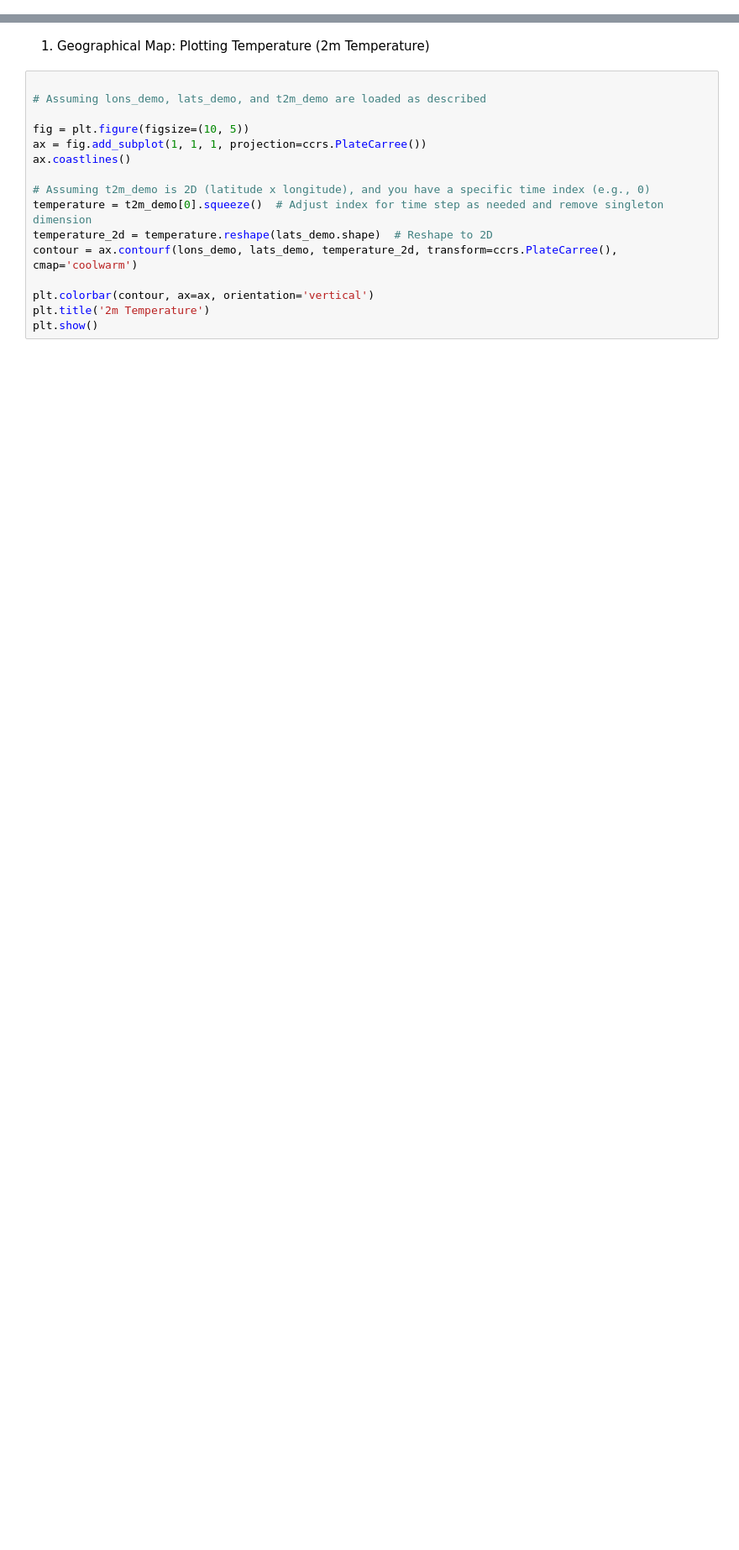
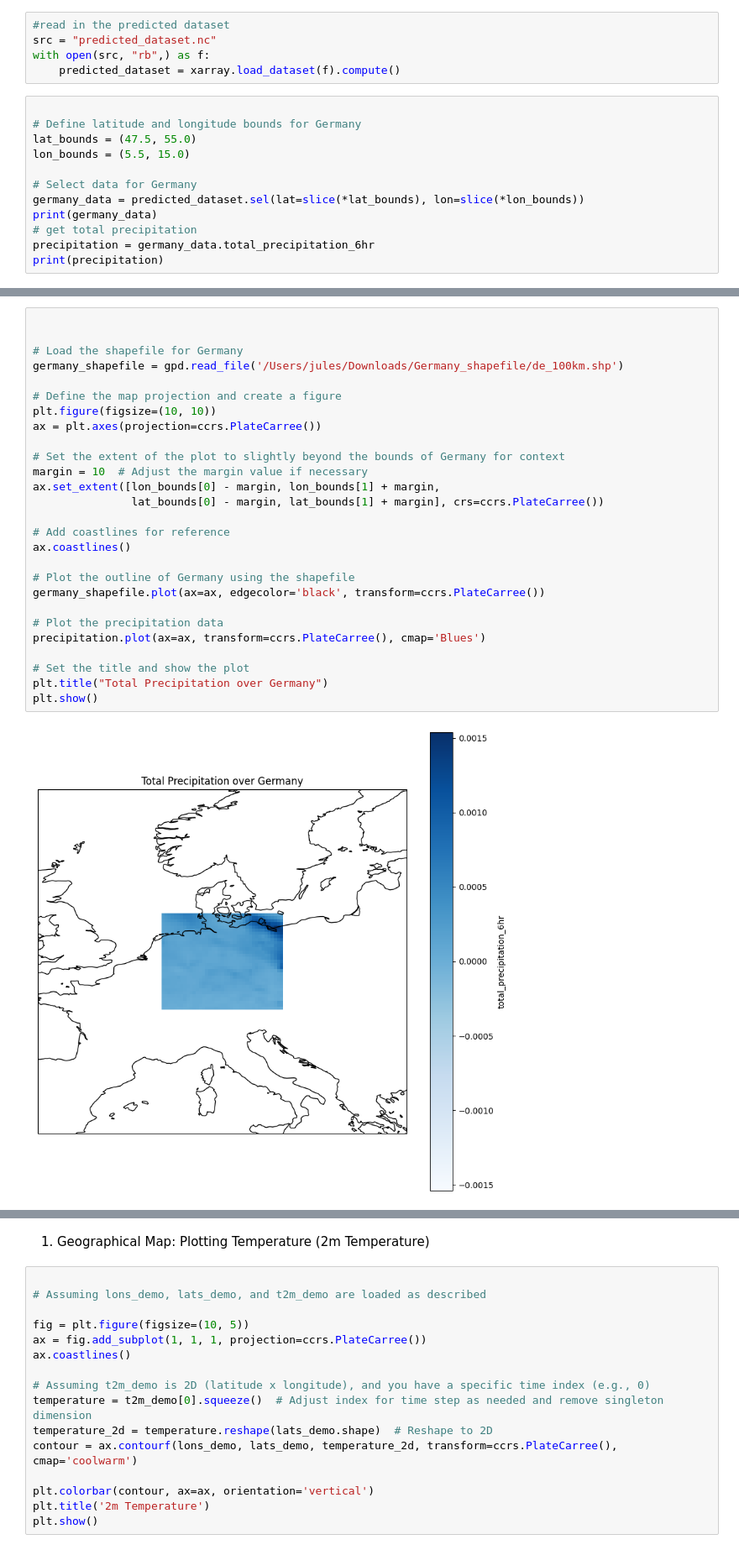
Before and after one commit to julanteria/starkregen_graphcast, a Jupyter notebook: plot.ipynb, the cells around one changed output, grey strips where cells are left out. Shown at 84% size. Saved outputs shown, nothing was run; the diff lists cells and outputs as text; blank space fills up the shorter version.

Commit message:
German map plotting of regen

```diff
--- a/plot.ipynb
+++ b/plot.ipynb
@@ -5,0 +11,17 @@ import netCDF4 as nc
+# %%
+#read in the predicted dataset
+src = "predicted_dataset.nc"
+with open(src, "rb",) as f:
+    predicted_dataset = xarray.load_dataset(f).compute()
+# %%
+
+# Define latitude and longitude bounds for Germany
+lat_bounds = (47.5, 55.0)
+lon_bounds = (5.5, 15.0)
+
+# Select data for Germany
+germany_data = predicted_dataset.sel(lat=slice(*lat_bounds), lon=slice(*lon_bounds))
+print(germany_data)
+# get total precipitation
+precipitation = germany_data.total_precipitation_6hr
+print(precipitation)
@@ -5,0 +57,29 @@ import netCDF4 as nc
+# %%
+
+
+# Load the shapefile for Germany
+germany_shapefile = gpd.read_file('/Users/jules/Downloads/Germany_shapefile/de_100km.shp')
+
+# Define the map projection and create a figure
+plt.figure(figsize=(10, 10))
+ax = plt.axes(projection=ccrs.PlateCarree())
+
+# Set the extent of the plot to slightly beyond the bounds of Germany for context
+margin = 10  # Adjust the margin value if necessary
+ax.set_extent([lon_bounds[0] - margin, lon_bounds[1] + margin,
+               lat_bounds[0] - margin, lat_bounds[1] + margin], crs=ccrs.PlateCarree())
+
+# Add coastlines for reference
+ax.coastlines()
+
+# Plot the outline of Germany using the shapefile
+germany_shapefile.plot(ax=ax, edgecolor='black', transform=ccrs.PlateCarree())
+
+# Plot the precipitation data
+precipitation.plot(ax=ax, transform=ccrs.PlateCarree(), cmap='Blues')
+
+# Set the title and show the plot
+plt.title("Total Precipitation over Germany")
+plt.show()
+# %% [output]
+[figure, added]
```
Also changed, not shown: parts of 11 cells of this notebook.
